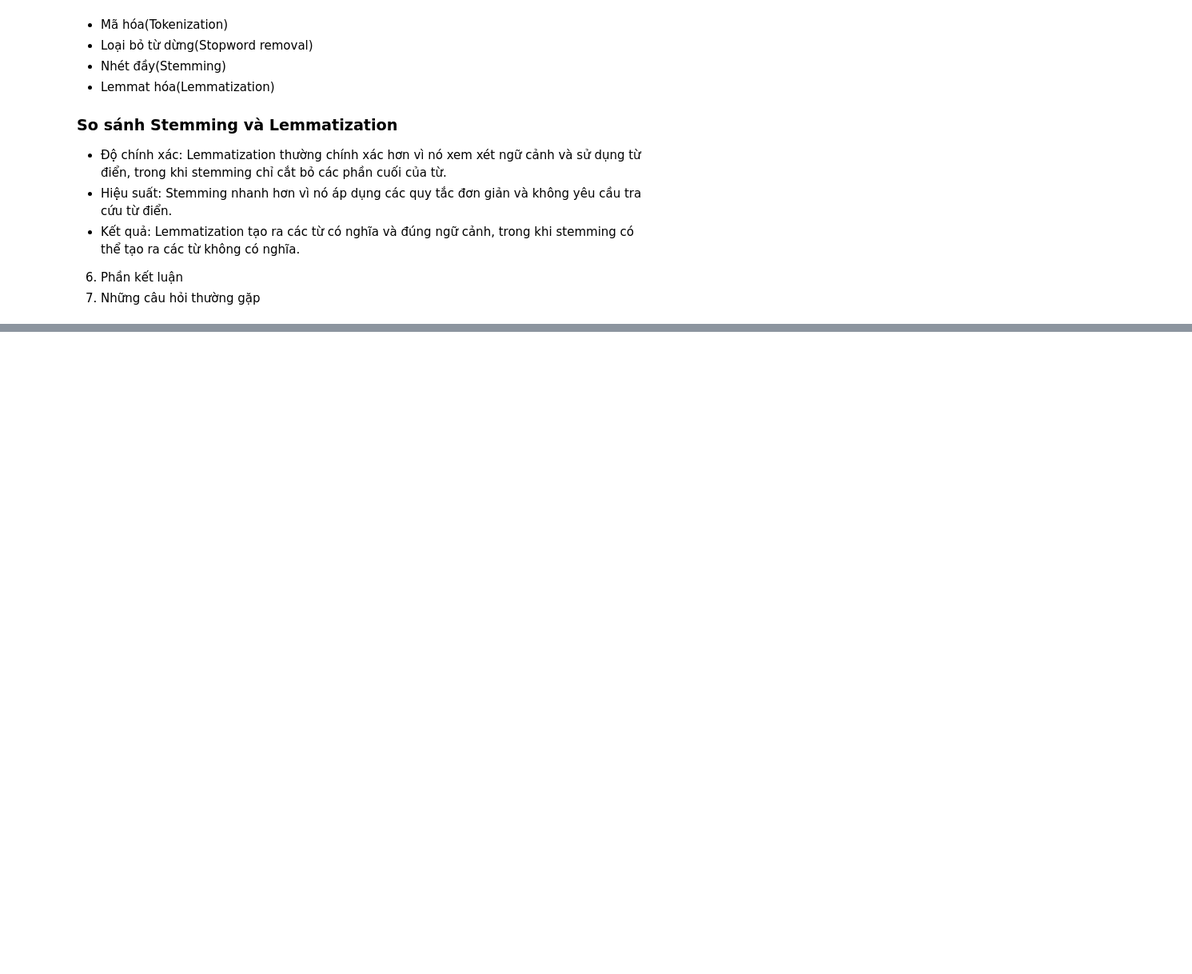
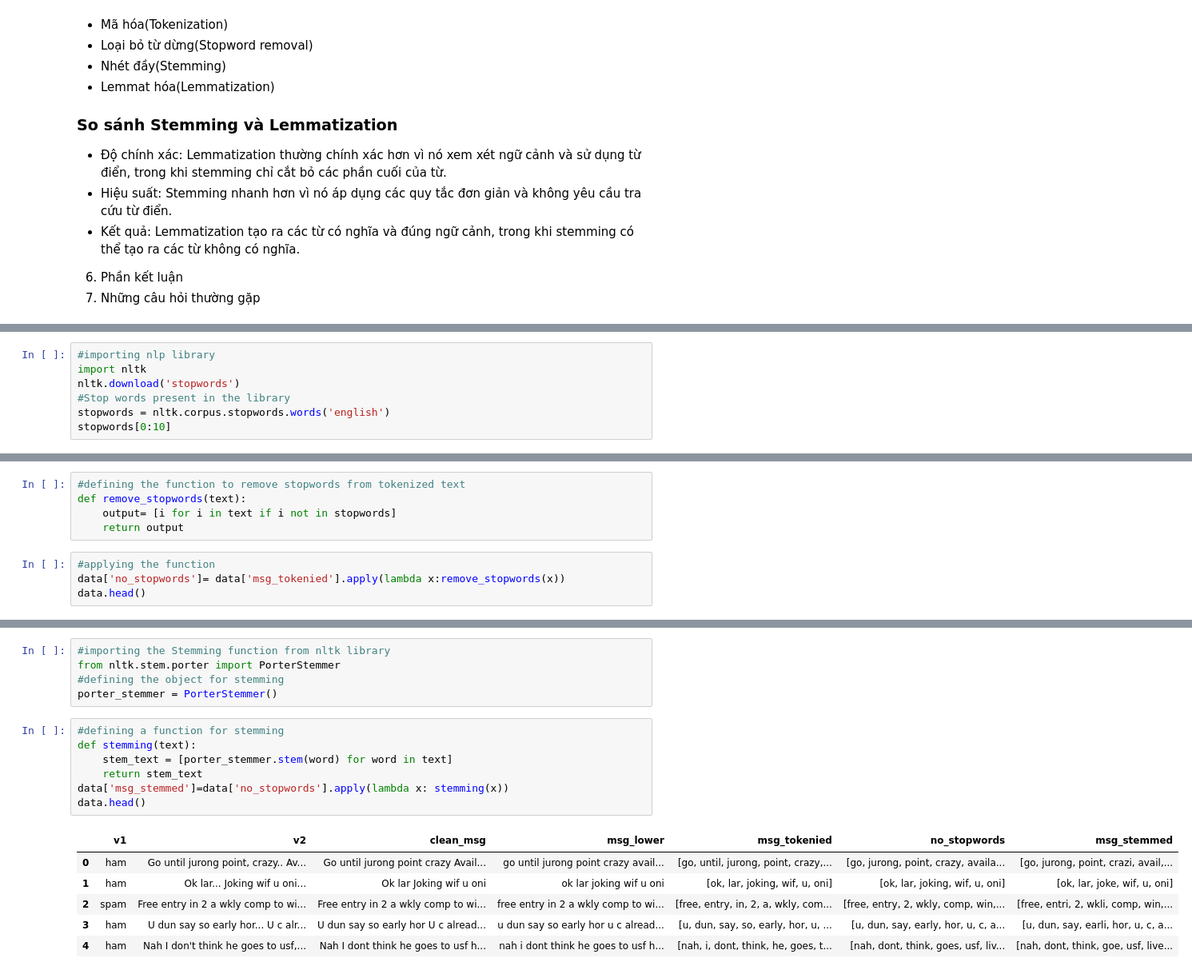
Before and after one commit to naynhebocau5678/NLP, a Jupyter notebook: mooc5_cousera_deeplearning/Text preprocessing/text_preprocessing_in_nlp.ipynb, the cells around one changed output, grey strips where cells are left out. Shown: that part at 80% size. Drawn from its saved outputs; the diff is of its cells as text; blank space fills up the shorter version.

Commit message:
add complete_text_preprocessing_in_nlp

```diff
--- a/mooc5_cousera_deeplearning/Text preprocessing/text_preprocessing_in_nlp.ipynb
+++ b/mooc5_cousera_deeplearning/Text preprocessing/text_preprocessing_in_nlp.ipynb
@@ -32,0 +202,7 @@ Tiền xử lý văn bản là một bước thiết yếu trong **xử lý ngô
+# %%
+#importing nlp library
+import nltk
+nltk.download('stopwords')
+#Stop words present in the library
+stopwords = nltk.corpus.stopwords.words('english')
+stopwords[0:10]
@@ -32,0 +214,9 @@ Tiền xử lý văn bản là một bước thiết yếu trong **xử lý ngô
+# %%
+#defining the function to remove stopwords from tokenized text
+def remove_stopwords(text):
+    output= [i for i in text if i not in stopwords]
+    return output
+# %%
+#applying the function
+data['no_stopwords']= data['msg_tokenied'].apply(lambda x:remove_stopwords(x))
+data.head()
@@ -32,0 +236,19 @@ Tiền xử lý văn bản là một bước thiết yếu trong **xử lý ngô
+# %%
+#importing the Stemming function from nltk library
+from nltk.stem.porter import PorterStemmer
+#defining the object for stemming
+porter_stemmer = PorterStemmer()
+# %%
+#defining a function for stemming
+def stemming(text):
+    stem_text = [porter_stemmer.stem(word) for word in text]
+    return stem_text
+data['msg_stemmed']=data['no_stopwords'].apply(lambda x: stemming(x))
+data.head()
+# %% [output]
+|  | v1 | v2 | clean_msg | msg_lower | msg_tokenied | no_stopwords | msg_stemmed |
+| 0 | ham | Go until jurong point, crazy.. Av... | Go until jurong point crazy Avail... | go until jurong point crazy avail... | [go, until, jurong, point, crazy,... | [go, jurong, point, crazy, availa... | [go, jurong, point, crazi, avail,... |
+| 1 | ham | Ok lar... Joking wif u oni... | Ok lar Joking wif u oni | ok lar joking wif u oni | [ok, lar, joking, wif, u, oni] | [ok, lar, joking, wif, u, oni] | [ok, lar, joke, wif, u, oni] |
+| 2 | spam | Free entry in 2 a wkly comp to wi... | Free entry in 2 a wkly comp to wi... | free entry in 2 a wkly comp to wi... | [free, entry, in, 2, a, wkly, com... | [free, entry, 2, wkly, comp, win,... | [free, entri, 2, wkli, comp, win,... |
+| 3 | ham | U dun say so early hor... U c alr... | U dun say so early hor U c alread... | u dun say so early hor u c alread... | [u, dun, say, so, early, hor, u, ... | [u, dun, say, early, hor, u, c, a... | [u, dun, say, earli, hor, u, c, a... |
+| 4 | ham | Nah I don't think he goes to usf,... | Nah I dont think he goes to usf h... | nah i dont think he goes to usf h... | [nah, i, dont, think, he, goes, t... | [nah, dont, think, goes, usf, liv... | [nah, dont, think, goe, usf, live... |
```
Also changed, not shown: parts of 23 cells of this notebook, 1 other file.
